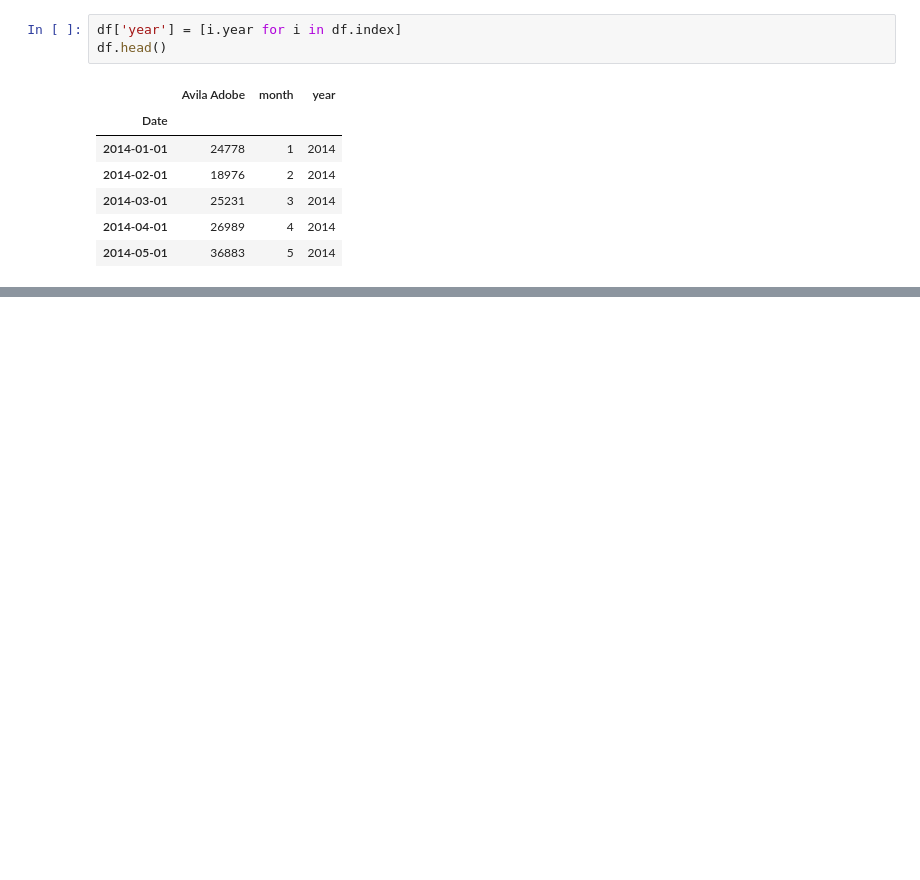
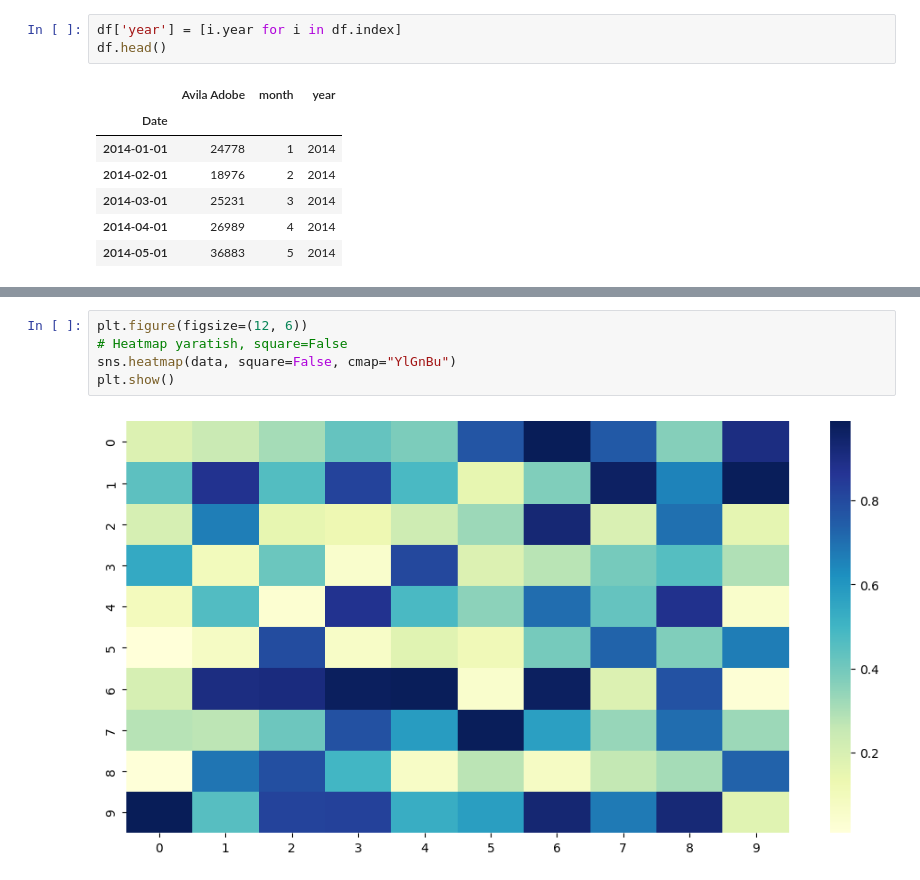
Before and after one commit to qwerty291996/2025-2026, a Jupyter notebook: Dars materiallari 2025-2026/Sun'iy intellekt asoslari 2025-2026/6.2 Matplotlib va Seaborn kutubxonalari yordamida ma’lumotlarni visualizatsiya qilish/Seaborn/Hetmap.ipynb, the cells around one changed output, grey strips where cells are left out. Saved outputs shown, nothing was run; the diff lists cells and outputs as text; blank space fills up the shorter version.

```diff
--- a/Dars materiallari 2025-2026/Sun'iy intellekt asoslari 2025-2026/6.2 Matplotlib va Seaborn kutubxonalari yordamida ma’lumotlarni visualizatsiya qilish/Seaborn/Hetmap.ipynb
+++ b/Dars materiallari 2025-2026/Sun'iy intellekt asoslari 2025-2026/6.2 Matplotlib va Seaborn kutubxonalari yordamida ma’lumotlarni visualizatsiya qilish/Seaborn/Hetmap.ipynb
@@ -492,0 +597,7 @@ Guruhlash metodlari yordamida ma'lumotlarni oson va samarali tahlil qilish mumki
+# %%
+plt.figure(figsize=(12, 6))
+# Heatmap yaratish, square=False
+sns.heatmap(data, square=False, cmap="YlGnBu")
+plt.show()
+# %% [output]
+[figure, added]
```
Also changed, not shown: parts of 27 cells of this notebook.
